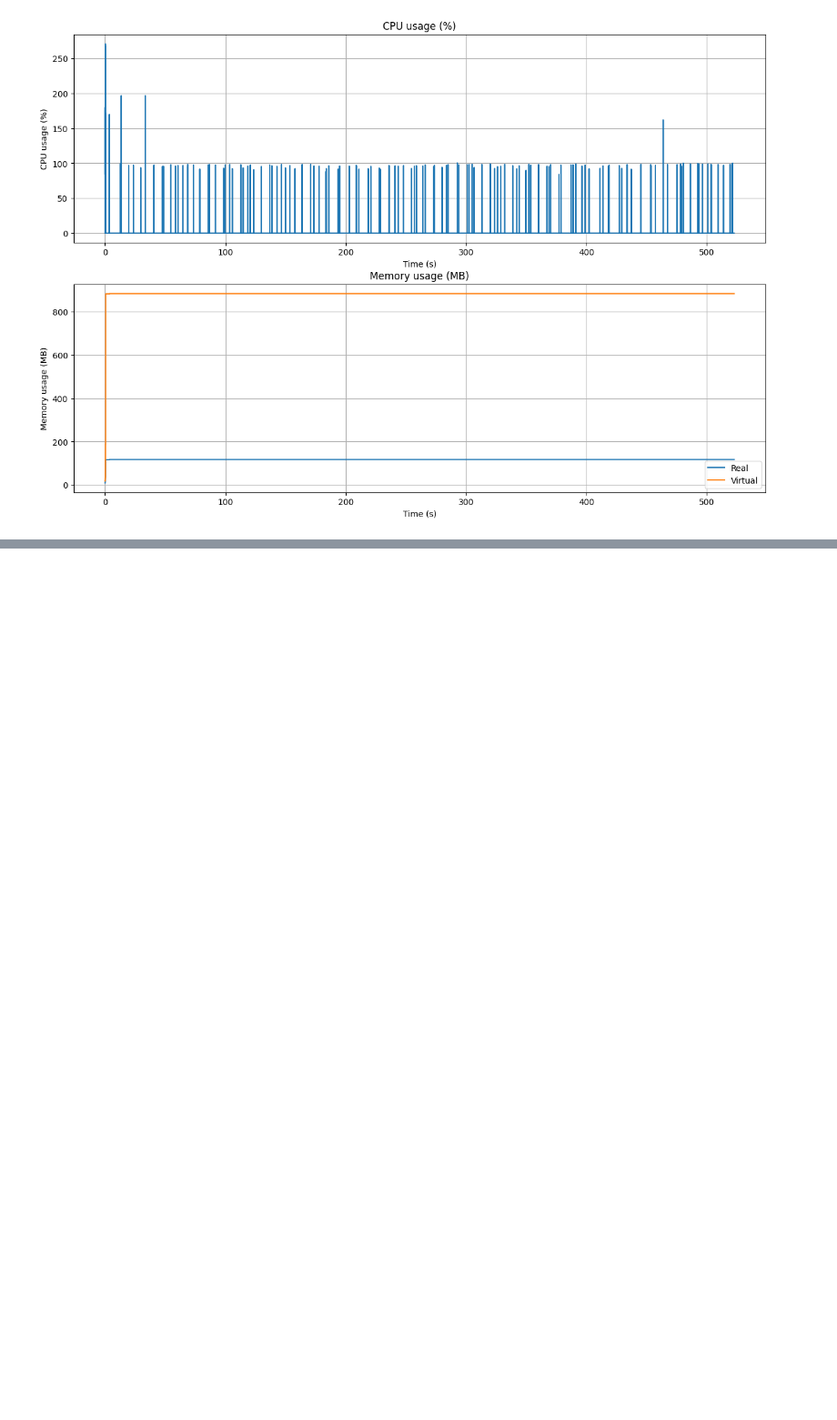
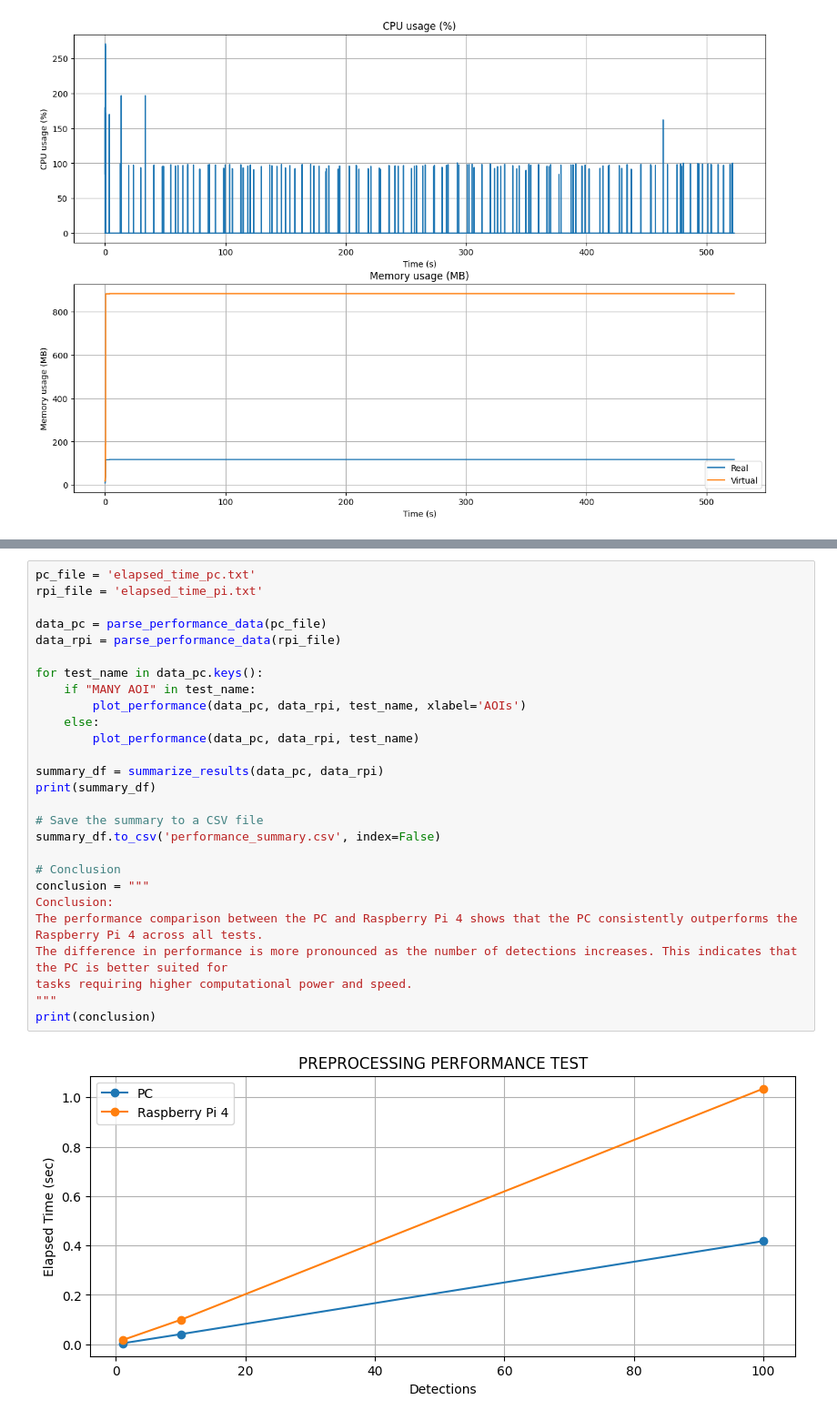
Before and after one commit to klymya/pg-research, a Jupyter notebook: gw_prototype/perf/activity.ipynb, the cells around one changed output, grey strips where cells are left out. Shown at 91% size. Drawn from its saved outputs; the diff is of its cells as text; blank space fills up the shorter version.

Commit message:
add gw performance test

```diff
--- a/gw_prototype/perf/activity.ipynb
+++ b/gw_prototype/perf/activity.ipynb
@@ -37,0 +84,29 @@ Text(0, 0.5, 'Memory usage (MB)')
+# %%
+pc_file = 'elapsed_time_pc.txt'
+rpi_file = 'elapsed_time_pi.txt'
+
+data_pc = parse_performance_data(pc_file)
+data_rpi = parse_performance_data(rpi_file)
+
+for test_name in data_pc.keys():
+    if "MANY AOI" in test_name:
+        plot_performance(data_pc, data_rpi, test_name, xlabel='AOIs')
+    else:
+        plot_performance(data_pc, data_rpi, test_name)
+
+summary_df = summarize_results(data_pc, data_rpi)
+print(summary_df)
+
+# Save the summary to a CSV file
+summary_df.to_csv('performance_summary.csv', index=False)
+
+# Conclusion
+conclusion = """
+Conclusion:
+The performance comparison between the PC and Raspberry Pi 4 shows that the PC consistently outperforms the Raspberry Pi 4 across all tests.
+The difference in performance is more pronounced as the number of detections increases. This indicates that the PC is better suited for
+tasks requiring higher computational power and speed.
+"""
+print(conclusion)
+# %% [output]
+[figure, added]
```
Also changed, not shown: parts of 4 cells of this notebook, 6 other files.
